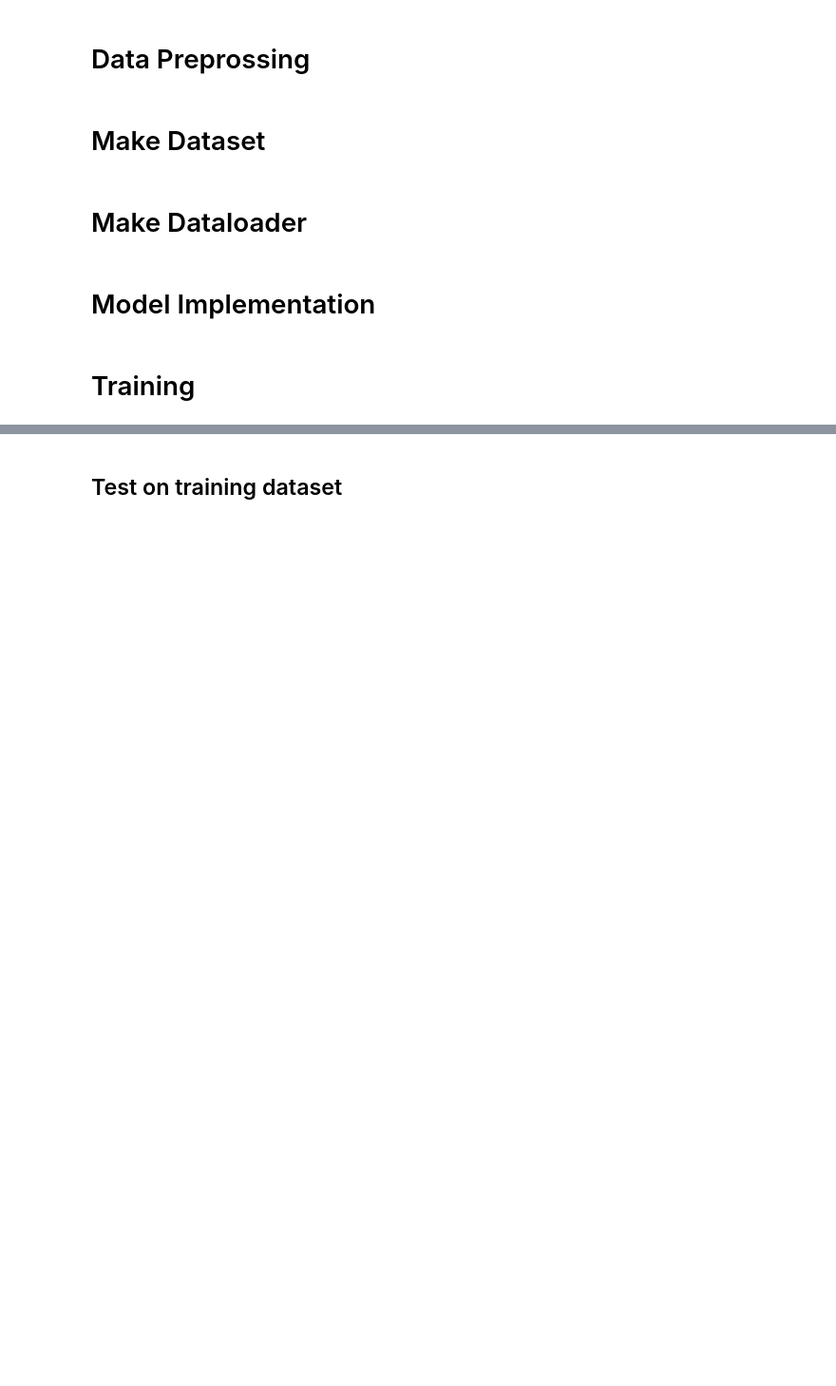
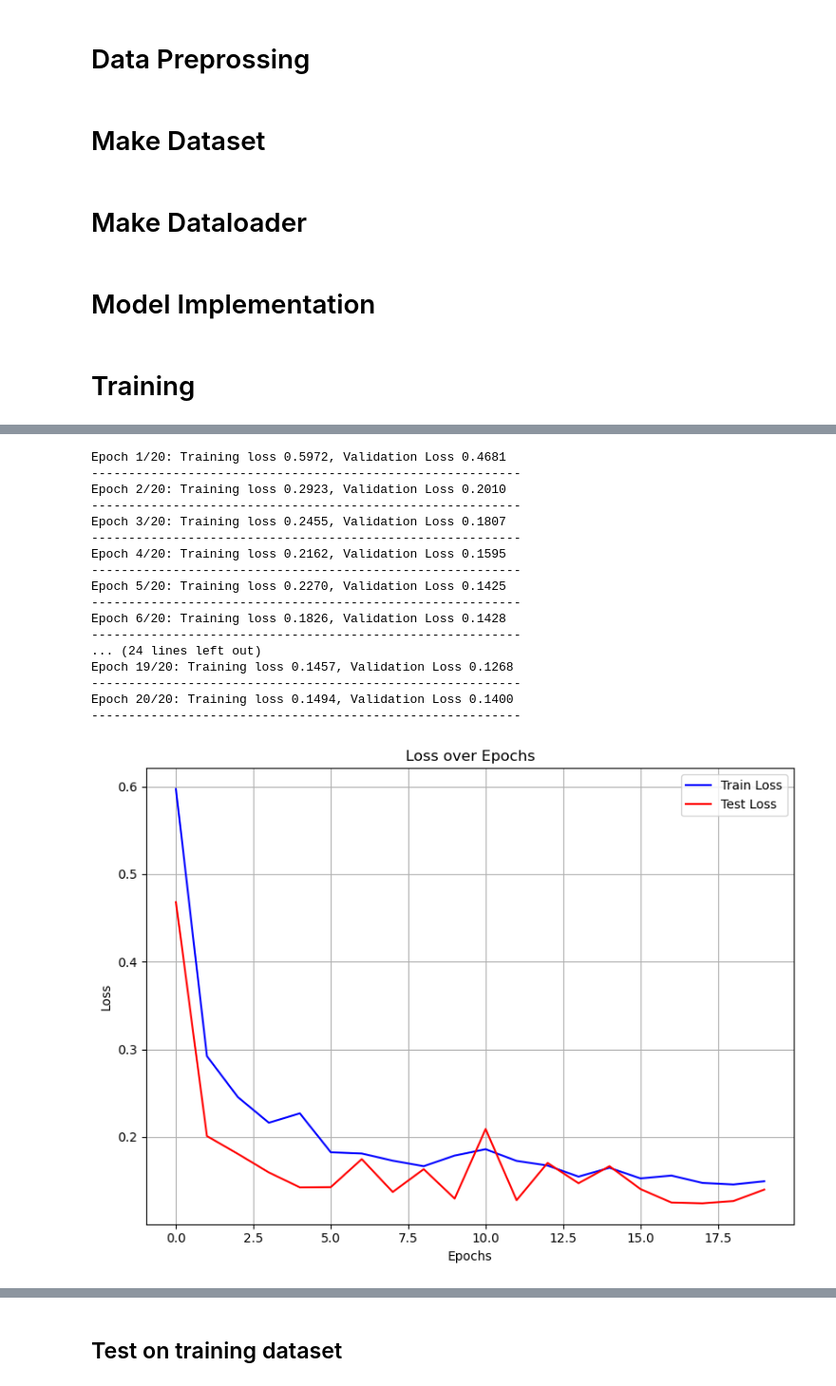
Before and after one commit to Acmaro/NY-electricity-lload-prediction, a Jupyter notebook: RNN/notebook.ipynb, the cells around one changed output, grey strips where cells are left out. Shown at 95% size. Cells and saved outputs as stored; diff of their text form; code cells hidden in the pictures; blank space fills up the shorter version.

```diff
--- a/RNN/notebook.ipynb
+++ b/RNN/notebook.ipynb
@@ -268,2 +327,39 @@ Epoch 50/50: Training loss 0.0281, Validation Loss 0.0327
+# %%
+gru_model = SimpleGRU(num_features, output_size, hidden_size, num_layers).to('cuda')
+criterion = nn.MSELoss()
+optimizer = torch.optim.Adam(gru_model.parameters(), lr=lr_rate)
+
+train_losses, val_losses = training_loop(
+    num_epochs,
+    optimizer,
+    gru_model,
+    criterion,
+    train_loader,
+    test_loader,
+    verbose=True,
+    device='cuda',
+    save_model='last',
+    save_as='GRU.pt'
+)
+plot_metrics(train_losses, val_losses, 'Loss')
+# %% [output]
+Epoch 1/20: Training loss 0.5972, Validation Loss 0.4681
+----------------------------------------------------------
+Epoch 2/20: Training loss 0.2923, Validation Loss 0.2010
+----------------------------------------------------------
+Epoch 3/20: Training loss 0.2455, Validation Loss 0.1807
+----------------------------------------------------------
+Epoch 4/20: Training loss 0.2162, Validation Loss 0.1595
+----------------------------------------------------------
+Epoch 5/20: Training loss 0.2270, Validation Loss 0.1425
+----------------------------------------------------------
+Epoch 6/20: Training loss 0.1826, Validation Loss 0.1428
+----------------------------------------------------------
+... (24 lines left out)
+Epoch 19/20: Training loss 0.1457, Validation Loss 0.1268
+----------------------------------------------------------
+Epoch 20/20: Training loss 0.1494, Validation Loss 0.1400
+----------------------------------------------------------
+[figure, added]
 # %% [markdown]
 # Make Predictions
```
Also changed, not shown: parts of 15 cells of this notebook, 2 other files.
